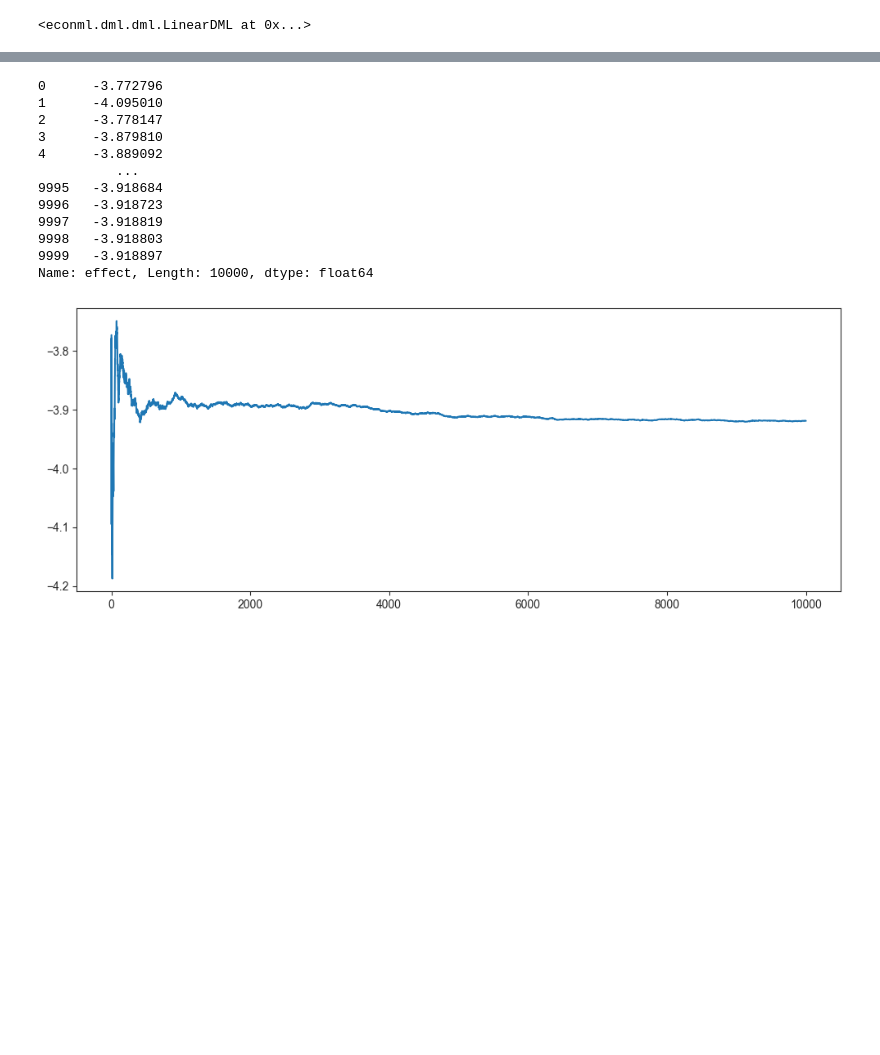
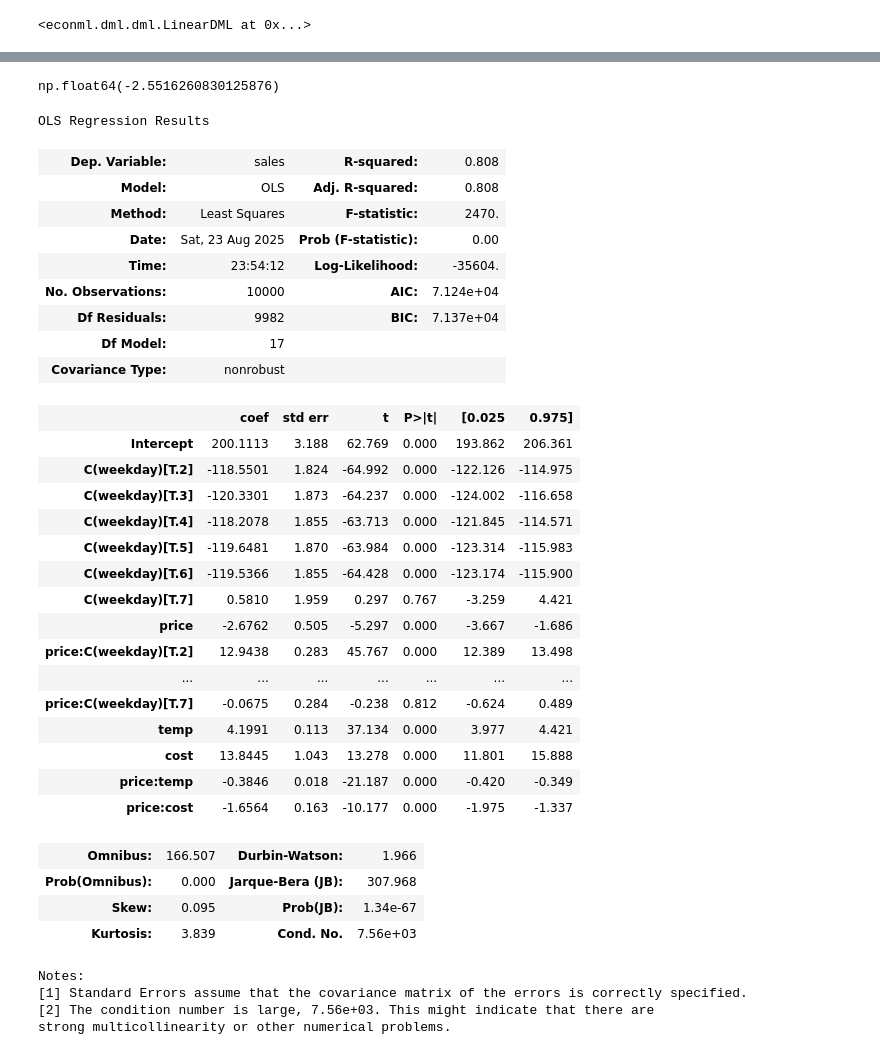
Before and after one commit to deathccino/icecream-causal, a Jupyter notebook: notebooks/02 HTE modelling.ipynb, the cells around one changed output, grey strips where cells are left out. Cells and saved outputs as stored; diff of their text form; code cells hidden in the pictures; blank space fills up the shorter version.

```diff
--- a/notebooks/02 HTE modelling.ipynb
+++ b/notebooks/02 HTE modelling.ipynb
@@ -100,28 +130,0 @@ sns.lmplot(data=df, x='price', y='sales', hue='effect_bin', col='weekend', scatt
-# %%
-df_ord = df.sort_values(by='effect')
-df_sum = df['effect'].cumsum()
-sizes = np.array(range(len(df_sum))) + 1
-df_sum /= sizes
-df_sum
-# %% [output]
-0      -3.772796
-1      -4.095010
-2      -3.778147
-3      -3.879810
-4      -3.889092
-          ...
-9995   -3.918684
-9996   -3.918723
-9997   -3.918819
-9998   -3.918803
-9999   -3.918897
-Name: effect, Length: 10000, dtype: float64
-# %%
-plt.figure(figsize=(10, 4))
-plt.plot(
-    sizes,
-    df_sum
-)
-plt.tight_layout()
-# %% [output]
-[figure, removed]
@@ -127,0 +137,44 @@ plt.tight_layout()
+# %%
+sensitivity(df_rnd, 'sales', 'price')
+# %% [output]
+np.float64(-2.5516260830125876)
+# %%
+from statsmodels.formula.api import ols
+np.random.seed(1)
+m2 = ols(formula='sales ~ price*(temp + C(weekday) + cost)', data=df).fit()
+m2.summary()
+# %% [output]
+OLS Regression Results
+| Dep. Variable: | sales | R-squared: | 0.808 |
+| Model: | OLS | Adj. R-squared: | 0.808 |
+| Method: | Least Squares | F-statistic: | 2470. |
+| Date: | Sat, 23 Aug 2025 | Prob (F-statistic): | 0.00 |
+| Time: | 23:54:12 | Log-Likelihood: | -35604. |
+| No. Observations: | 10000 | AIC: | 7.124e+04 |
+| Df Residuals: | 9982 | BIC: | 7.137e+04 |
+| Df Model: | 17 |  |  |
+| Covariance Type: | nonrobust |  |  |
+|  | coef | std err | t | P>|t| | [0.025 | 0.975] |
+| Intercept | 200.1113 | 3.188 | 62.769 | 0.000 | 193.862 | 206.361 |
+| C(weekday)[T.2] | -118.5501 | 1.824 | -64.992 | 0.000 | -122.126 | -114.975 |
+| C(weekday)[T.3] | -120.3301 | 1.873 | -64.237 | 0.000 | -124.002 | -116.658 |
+| C(weekday)[T.4] | -118.2078 | 1.855 | -63.713 | 0.000 | -121.845 | -114.571 |
+| C(weekday)[T.5] | -119.6481 | 1.870 | -63.984 | 0.000 | -123.314 | -115.983 |
+| C(weekday)[T.6] | -119.5366 | 1.855 | -64.428 | 0.000 | -123.174 | -115.900 |
+| C(weekday)[T.7] | 0.5810 | 1.959 | 0.297 | 0.767 | -3.259 | 4.421 |
+| price | -2.6762 | 0.505 | -5.297 | 0.000 | -3.667 | -1.686 |
+| price:C(weekday)[T.2] | 12.9438 | 0.283 | 45.767 | 0.000 | 12.389 | 13.498 |
+| ... | ... | ... | ... | ... | ... | ... |
+| price:C(weekday)[T.7] | -0.0675 | 0.284 | -0.238 | 0.812 | -0.624 | 0.489 |
+| temp | 4.1991 | 0.113 | 37.134 | 0.000 | 3.977 | 4.421 |
+| cost | 13.8445 | 1.043 | 13.278 | 0.000 | 11.801 | 15.888 |
+| price:temp | -0.3846 | 0.018 | -21.187 | 0.000 | -0.420 | -0.349 |
+| price:cost | -1.6564 | 0.163 | -10.177 | 0.000 | -1.975 | -1.337 |
+| Omnibus: | 166.507 | Durbin-Watson: | 1.966 |
+| Prob(Omnibus): | 0.000 | Jarque-Bera (JB): | 307.968 |
+| Skew: | 0.095 | Prob(JB): | 1.34e-67 |
+| Kurtosis: | 3.839 | Cond. No. | 7.56e+03 |
+Notes:
+[1] Standard Errors assume that the covariance matrix of the errors is correctly specified.
+[2] The condition number is large, 7.56e+03. This might indicate that there are
+strong multicollinearity or other numerical problems.
```
Also changed, not shown: parts of 18 cells of this notebook, 1 other file.
